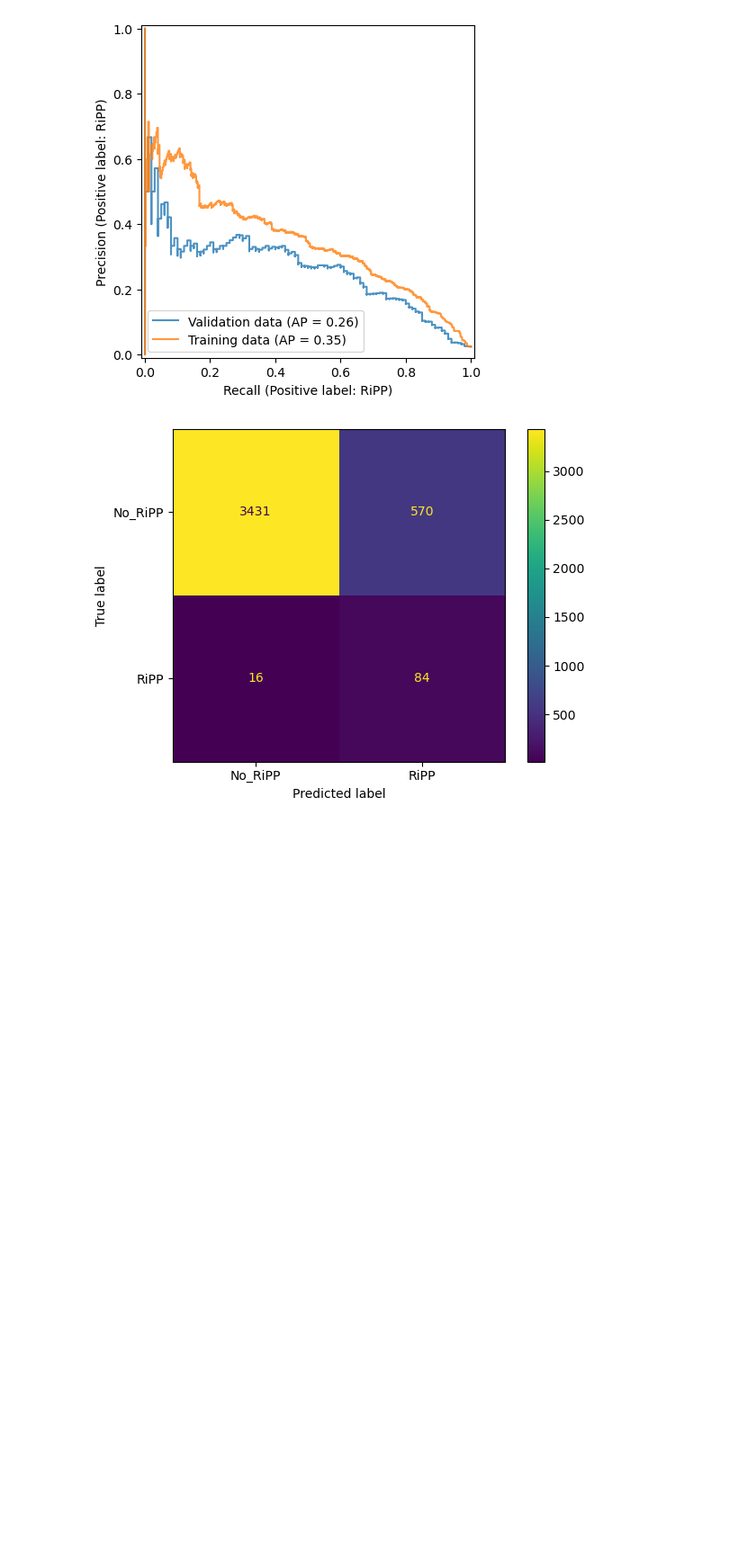
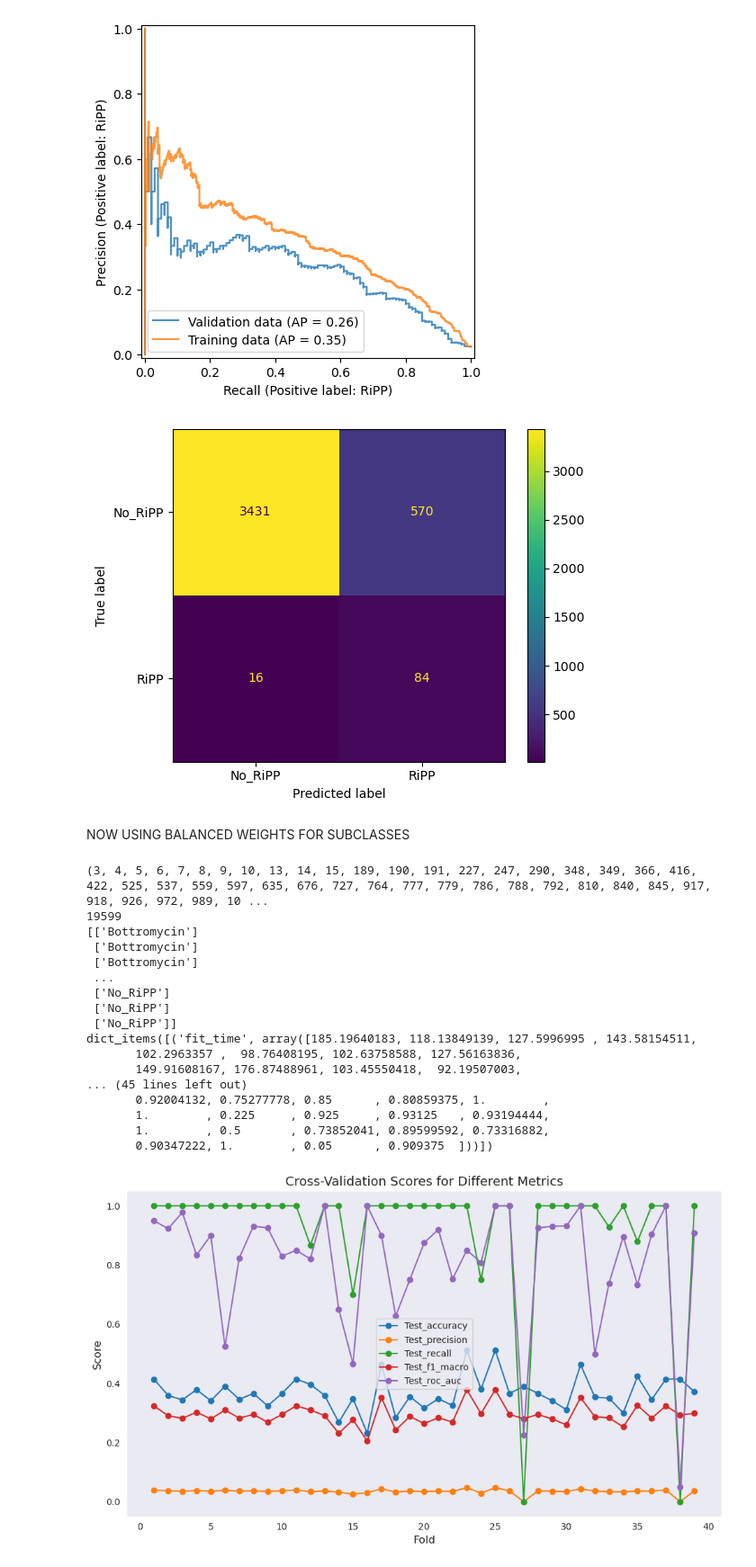
Before and after one commit to decrippter2/decrippter2_ml, a Jupyter notebook: svm_classifier/linear_svm.ipynb, the cells around one changed output. Shown at 90% size. Cells and saved outputs as stored; diff of their text form; code cells hidden in the pictures; blank space fills up the shorter version.

```diff
--- a/svm_classifier/linear_svm.ipynb
+++ b/svm_classifier/linear_svm.ipynb
@@ -8,6 +8,7 @@ import seaborn as sns
 from sklearn import svm
 from sklearn.metrics import RocCurveDisplay, accuracy_score, confusion_matrix, PrecisionRecallDisplay, ConfusionMatrixDisplay, make_scorer, precision_score,recall_score
 from sklearn.model_selection import train_test_split, LeavePGroupsOut,cross_val_score,cross_validate
+from collections import Counter
 complete_features=[
         "AF1",
         "AF2",
@@ -150,6 +151,15 @@ complete_features=[
         "CGP",
         "AVIL",
         "MFYW",
+    "Alpha50_leader",
+"Alpha50_total",
+"Total_alpha",
+"Beta50_leader",
+"Beta50_total",
+"Total_beta",
+"Coil50_leader",
+"Coil50_total",
+"Total_coil"
     ]
 original_features=[
         "cys30",
@@ -317,8 +325,9 @@ def svc_loco(svm, dataset, custom_cv,feature_list):
     'recall': make_scorer(recall_score, pos_label='RiPP'),
     'f1_macro': 'f1_macro',  # Predefined scorer
     'roc_auc': 'roc_auc'  # Predefined scorer
-}
-    scores =cross_validate(svm, x, y, cv=custom_cv, scoring=scoring_metrics)
+    }
+
+    scores =cross_validate(svm, x, y, cv=custom_cv, scoring=scoring_metrics,n_jobs=5)
     plt.figure(figsize=(10, 6))
     for metric, values in scores.items():
         plt.plot(range(1, len(values) + 1), values, label=f'{metric.capitalize()}', marker='o')
@@ -359,8 +368,8 @@ ValueError: too many values to unpack (expected 2)
 Plotting feature importance of each feature:
 # %%
 # Create a linear SVM
-dataset= pd.read_csv('/lustre/BIF/nobackup/sanz006/training_dataset.csv')
-linear_svm = svm.SVC(kernel='linear')
+dataset= pd.read_csv('/lustre/BIF/nobackup/sanz006/positive_training/augmented_training_secstr_dataset_v1.csv')
+linear_svm = svm.SVC(kernel='linear',C=100,class_weight='balanced')
 
 # Define cross-validation strategy
 x,y=x_and_y(dataset,complete_features)
@@ -505,3 +507,5 @@ RiPP          16    84
 [figure]
 [figure]
 [figure]
+# %% [markdown]
+NOW USING BALANCED WEIGHTS FOR SUBCLASSES
@@ -507,0 +616,24 @@ RiPP          16    84
+# %%
+dataset= pd.read_csv('/lustre/BIF/nobackup/sanz006/training_dataset.csv')
+linear_svc = svm.SVC(kernel="linear",random_state=0)
+my_cv=class_split_iterable(dataset,ripp_classes)
+svc_loco(linear_svc,dataset,my_cv,complete_features)
+# %% [output]
+(3, 4, 5, 6, 7, 8, 9, 10, 13, 14, 15, 189, 190, 191, 227, 247, 290, 348, 349, 366, 416, 422, 525, 537, 559, 597, 635, 676, 727, 764, 777, 779, 786, 788, 792, 810, 840, 845, 917, 918, 926, 972, 989, 10 ...
+19599
+[['Bottromycin']
+ ['Bottromycin']
+ ['Bottromycin']
+ ...
+ ['No_RiPP']
+ ['No_RiPP']
+ ['No_RiPP']]
+dict_items([('fit_time', array([185.19640183, 118.13849139, 127.5996995 , 143.58154511,
+       102.2963357 ,  98.76408195, 102.63758588, 127.56163836,
+       149.91608167, 176.87488961, 103.45550418,  92.19507003,
+... (45 lines left out)
+       0.92004132, 0.75277778, 0.85      , 0.80859375, 1.        ,
+       1.        , 0.225     , 0.925     , 0.93125   , 0.93194444,
+       1.        , 0.5       , 0.73852041, 0.89599592, 0.73316882,
+       0.90347222, 1.        , 0.05      , 0.909375  ]))])
+[figure, added]
```
Also changed, not shown: parts of 4 cells of this notebook, 17 other files.
